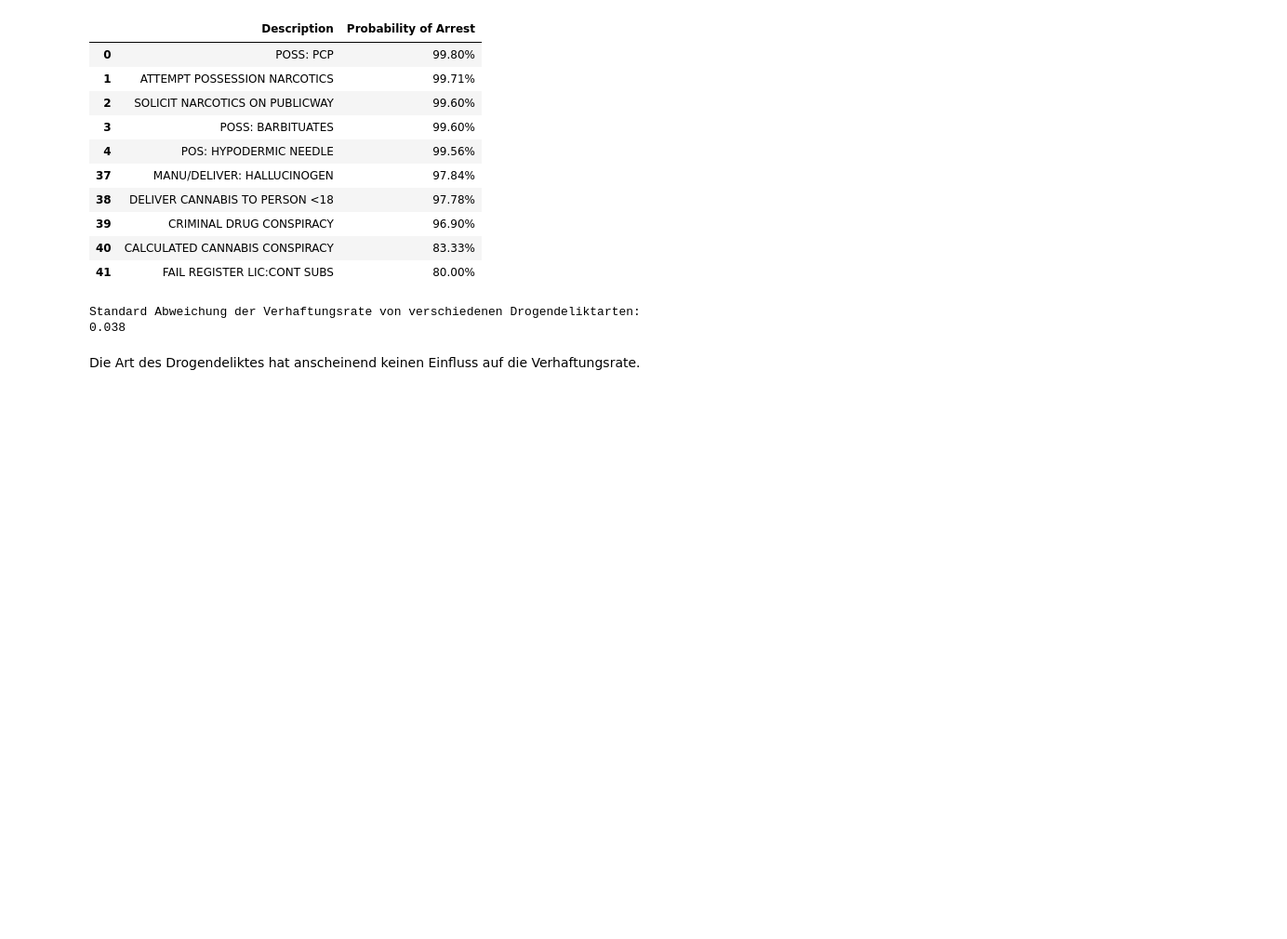
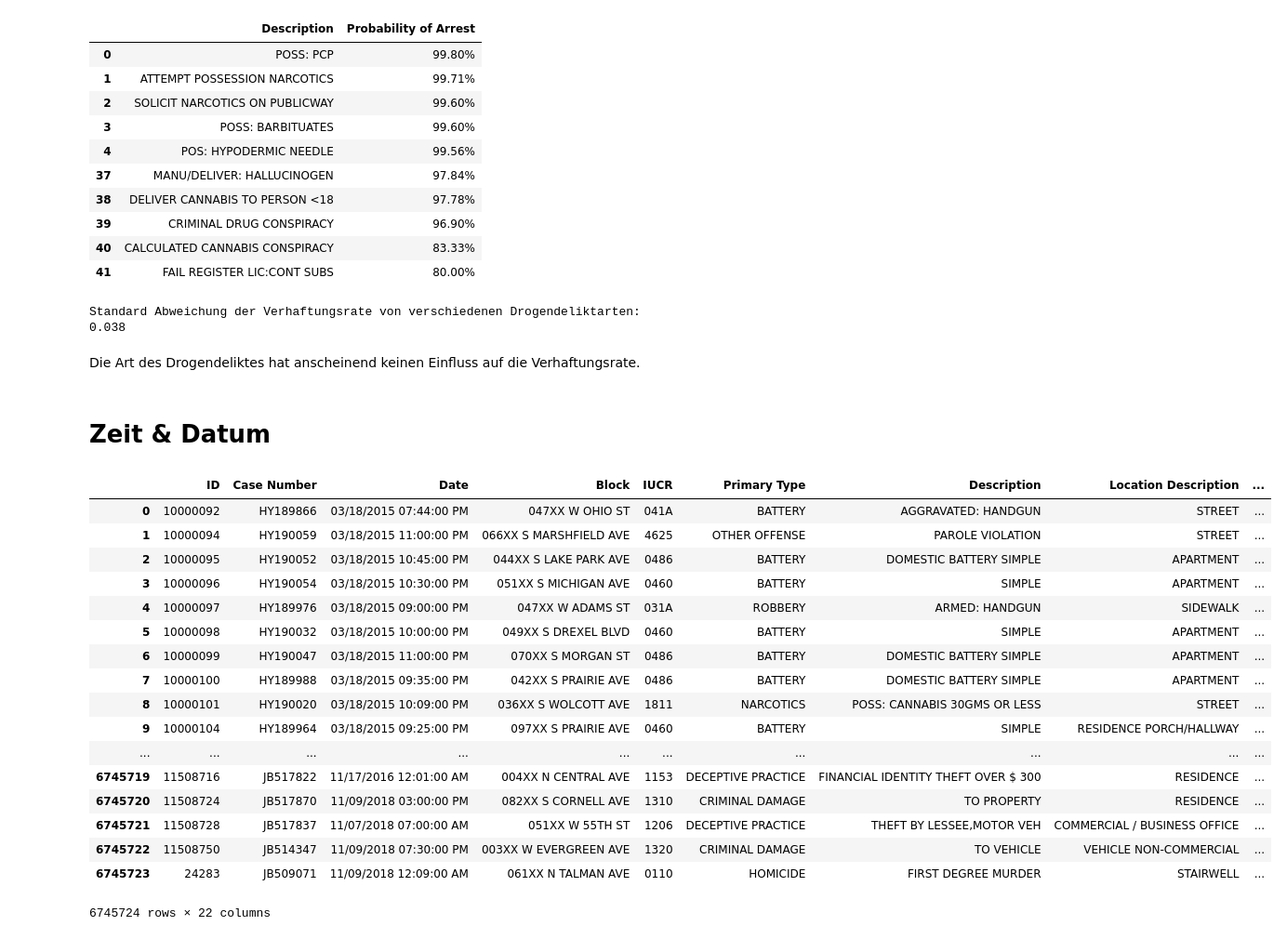
Before and after one commit to sambokai/Chicago-Crime-EDA, a Jupyter notebook: EDA.ipynb, the cells around one changed output. Shown at 93% size. Drawn from its saved outputs; the diff is of its cells as text; code cells hidden in the pictures; blank space fills up the shorter version.

```diff
--- a/EDA.ipynb
+++ b/EDA.ipynb
@@ -178,3 +183,28 @@ Standard Abweichung der Verhaftungsrate von verschiedenen Drogendeliktarten:
 0.038
 # %% [markdown]
 Die Art des Drogendeliktes hat anscheinend keinen Einfluss auf die Verhaftungsrate.
+# %% [markdown]
+# Zeit & Datum
+# %%
+c = crimes
+c
+#c[c['Date'].dt.year == 2018]
+# %% [output]
+|  | ID | Case Number | Date | Block | IUCR | Primary Type | Description | Location Description | ... |
+| 0 | 10000092 | HY189866 | 03/18/2015 07:44:00 PM | 047XX W OHIO ST | 041A | BATTERY | AGGRAVATED: HANDGUN | STREET | ... |
+| 1 | 10000094 | HY190059 | 03/18/2015 11:00:00 PM | 066XX S MARSHFIELD AVE | 4625 | OTHER OFFENSE | PAROLE VIOLATION | STREET | ... |
+| 2 | 10000095 | HY190052 | 03/18/2015 10:45:00 PM | 044XX S LAKE PARK AVE | 0486 | BATTERY | DOMESTIC BATTERY SIMPLE | APARTMENT | ... |
+| 3 | 10000096 | HY190054 | 03/18/2015 10:30:00 PM | 051XX S MICHIGAN AVE | 0460 | BATTERY | SIMPLE | APARTMENT | ... |
+| 4 | 10000097 | HY189976 | 03/18/2015 09:00:00 PM | 047XX W ADAMS ST | 031A | ROBBERY | ARMED: HANDGUN | SIDEWALK | ... |
+| 5 | 10000098 | HY190032 | 03/18/2015 10:00:00 PM | 049XX S DREXEL BLVD | 0460 | BATTERY | SIMPLE | APARTMENT | ... |
+| 6 | 10000099 | HY190047 | 03/18/2015 11:00:00 PM | 070XX S MORGAN ST | 0486 | BATTERY | DOMESTIC BATTERY SIMPLE | APARTMENT | ... |
+| 7 | 10000100 | HY189988 | 03/18/2015 09:35:00 PM | 042XX S PRAIRIE AVE | 0486 | BATTERY | DOMESTIC BATTERY SIMPLE | APARTMENT | ... |
+| 8 | 10000101 | HY190020 | 03/18/2015 10:09:00 PM | 036XX S WOLCOTT AVE | 1811 | NARCOTICS | POSS: CANNABIS 30GMS OR LESS | STREET | ... |
+| 9 | 10000104 | HY189964 | 03/18/2015 09:25:00 PM | 097XX S PRAIRIE AVE | 0460 | BATTERY | SIMPLE | RESIDENCE PORCH/HALLWAY | ... |
+| ... | ... | ... | ... | ... | ... | ... | ... | ... | ... |
+| 6745719 | 11508716 | JB517822 | 11/17/2016 12:01:00 AM | 004XX N CENTRAL AVE | 1153 | DECEPTIVE PRACTICE | FINANCIAL IDENTITY THEFT OVER $ 300 | RESIDENCE | ... |
+| 6745720 | 11508724 | JB517870 | 11/09/2018 03:00:00 PM | 082XX S CORNELL AVE | 1310 | CRIMINAL DAMAGE | TO PROPERTY | RESIDENCE | ... |
+| 6745721 | 11508728 | JB517837 | 11/07/2018 07:00:00 AM | 051XX W 55TH ST | 1206 | DECEPTIVE PRACTICE | THEFT BY LESSEE,MOTOR VEH | COMMERCIAL / BUSINESS OFFICE | ... |
+| 6745722 | 11508750 | JB514347 | 11/09/2018 07:30:00 PM | 003XX W EVERGREEN AVE | 1320 | CRIMINAL DAMAGE | TO VEHICLE | VEHICLE NON-COMMERCIAL | ... |
+| 6745723 | 24283 | JB509071 | 11/09/2018 12:09:00 AM | 061XX N TALMAN AVE | 0110 | HOMICIDE | FIRST DEGREE MURDER | STAIRWELL | ... |
+6745724 rows × 22 columns
```
Also changed, not shown: parts of 4 cells of this notebook.
